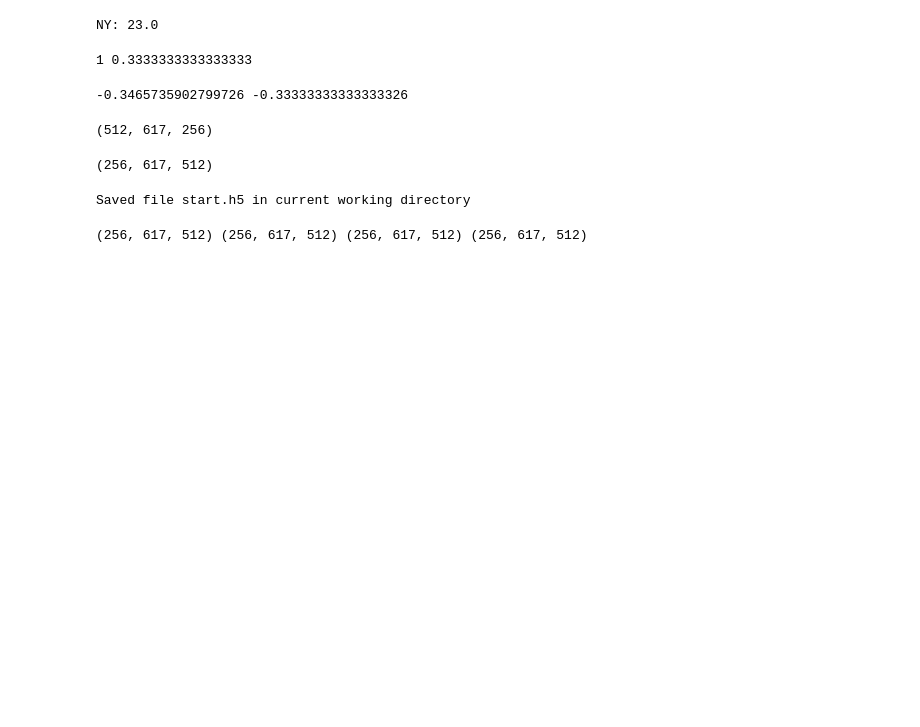
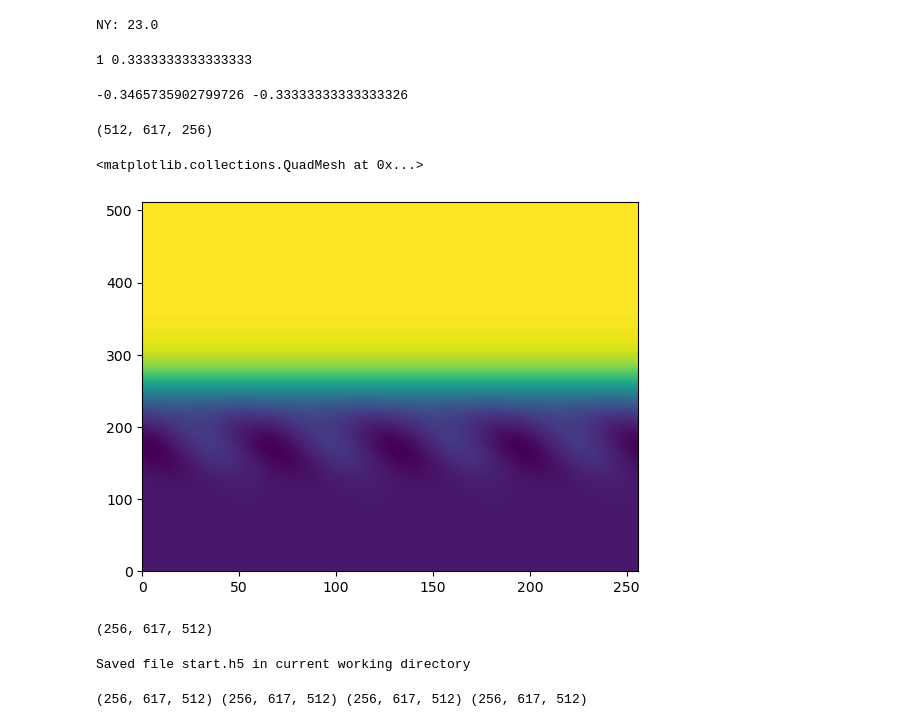
Before and after one commit to samlewin/DIABLO_CTR, a Jupyter notebook: create_grid.ipynb, the cells around one changed output. Cells and saved outputs as stored; diff of their text form; code cells hidden in the pictures; blank space fills up the shorter version.

```diff
--- a/create_grid.ipynb
+++ b/create_grid.ipynb
@@ -93,6 +93,11 @@ b_t = b + z
 u.shape
 # %% [output]
 (512, 617, 256)
+# %%
+plt.pcolormesh(u[:,0,:])
+# %% [output]
+<matplotlib.collections.QuadMesh at 0x...>
+[figure, added]
 # %%
 U = np.swapaxes(u,0,2)
 V = np.swapaxes(v,0,2)
```
Also changed, not shown: 1 other file.
